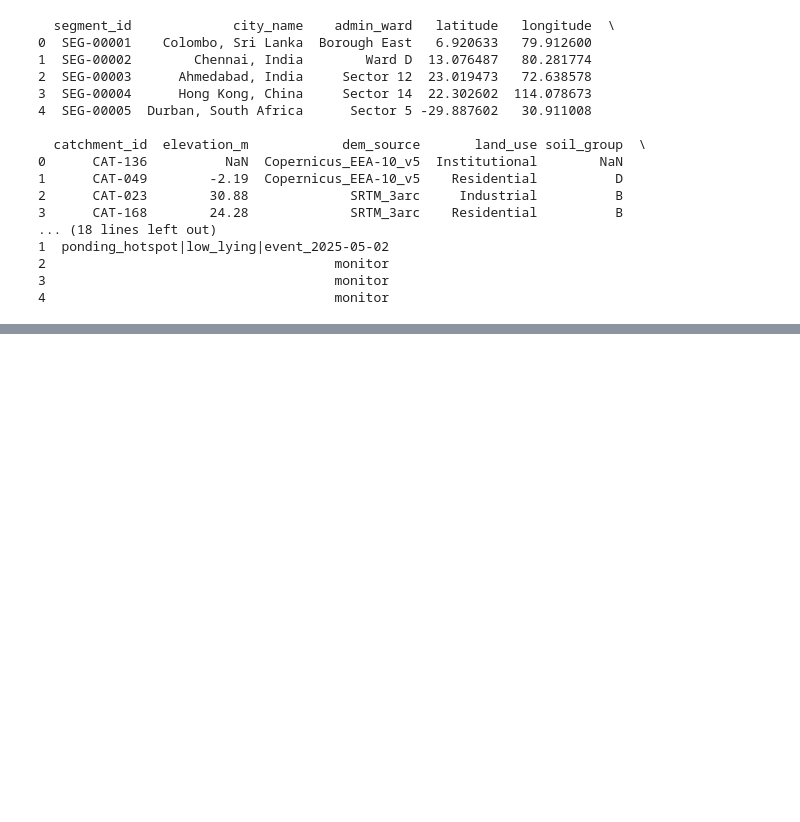
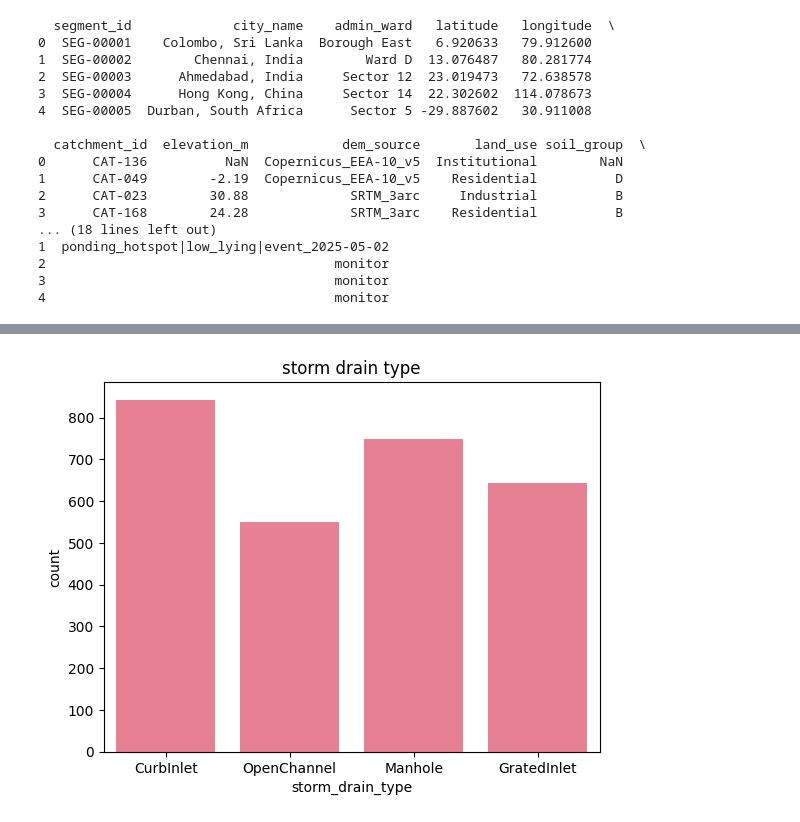
Before and after one commit to suzzk13/Urban_Flood_Risk, a Jupyter notebook: flood_risk.ipynb, the cells around one changed output, grey strips where cells are left out. Drawn from its saved outputs; the diff is of its cells as text; code cells hidden in the pictures; blank space fills up the shorter version.

```diff
--- a/flood_risk.ipynb
+++ b/flood_risk.ipynb
@@ -21,0 +54,22 @@ from sklearn.preprocessing import StandardScaler
+# %%
+# Install additional required libraries
+%pip install seaborn scikit-learn
+
+# Import all necessary libraries for comprehensive analysis
+import pandas as pd
+import numpy as np
+import matplotlib.pyplot as plt
+import seaborn as sns
+from sklearn.impute import SimpleImputer
+from sklearn.model_selection import train_test_split
+from sklearn.preprocessing import StandardScaler
+from sklearn.feature_selection import SelectKBest, f_classif, mutual_info_classif
+import warnings
+warnings.filterwarnings('ignore')
+
+# Set plotting style
+plt.style.use('default')
+sns.set_palette("husl")
+%matplotlib inline
+
+print("Libraries imported successfully!")
@@ -75,0 +170,19 @@ dtype: int64
+# %%
+
+print("URBAN FLOOD RISK DATASET - EXPLORATORY DATA ANALYSIS")
+# Load the dataset
+df=pd.read_csv("D:/intern_dataset/archive/urban_pluvial_flood_risk_dataset.csv")
+
+print(f"\n1. DATASET OVERVIEW:")
+print(f"   • Dataset Shape: {df.shape}")
+print(f"   • Number of Rows: {df.shape[0]:,}")
+print(f"  Number of Columns: {df.shape[1]}")
+
+print(f"\n2. COLUMN INFORMATION:")
+print(df.info())
+
+print(f"\n3. FIRST 5 ROWS:")
+print(df.head())
+
+print(f"\n4. LAST 5 ROWS:")
+print(df.tail())
@@ -75,0 +303,6 @@ dtype: int64
+# %%
+sns.countplot(x='storm_drain_type', data=df)
+plt.title('storm drain type')
+plt.show()
+# %% [output]
+[figure, added]
```
Also changed, not shown: parts of 22 cells of this notebook.
